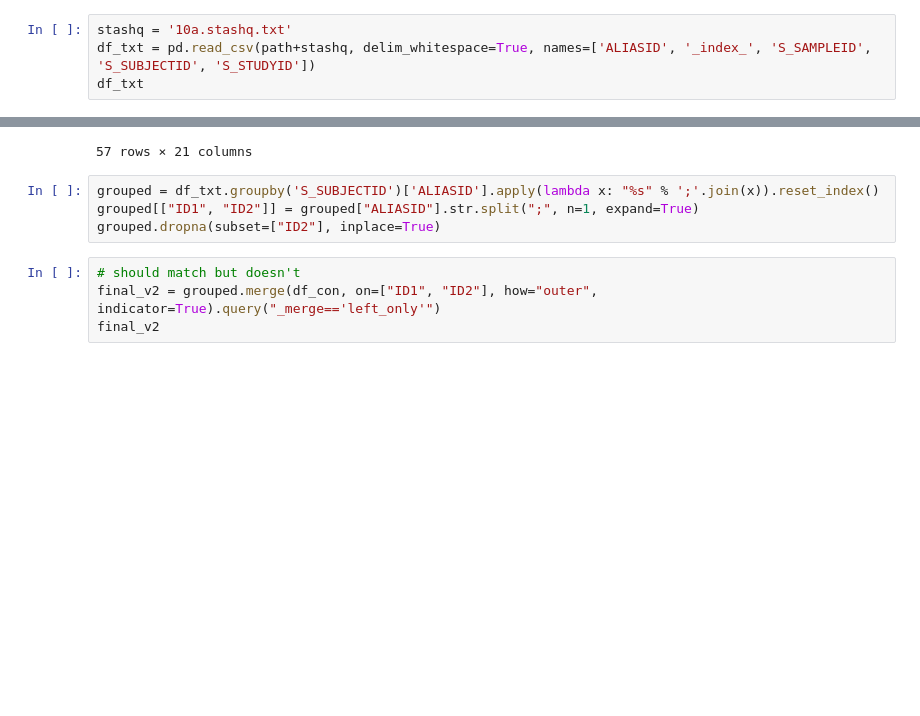
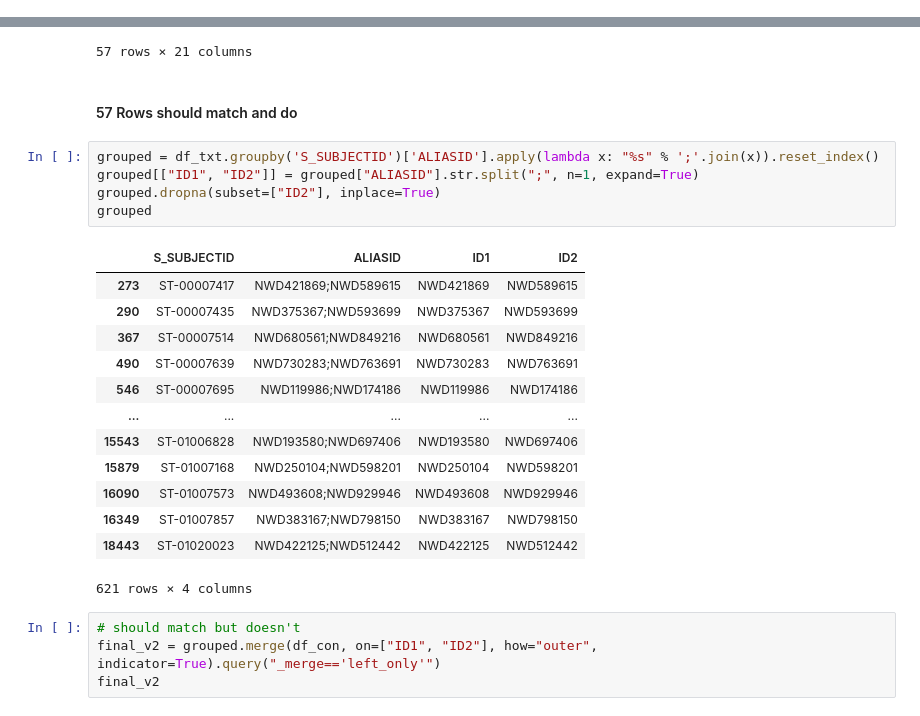
Before and after one commit to jziniti/topmed_wgs_extraction, a Jupyter notebook: notebooks/TopMedQC.ipynb, the cells around one changed output, grey strips where cells are left out. Cells and saved outputs as stored; diff of their text form; blank space fills up the shorter version.

```diff
--- a/notebooks/TopMedQC.ipynb
+++ b/notebooks/TopMedQC.ipynb
@@ -447,4 +369,0 @@ df_con
-# %%
-stashq = '10a.stashq.txt'
-df_txt = pd.read_csv(path+stashq, delim_whitespace=True, names=['ALIASID', '_index_', 'S_SAMPLEID', 'S_SUBJECTID', 'S_STUDYID'])
-df_txt
@@ -519,10 +426,27 @@ annotated_concordance_data[annotated_concordance_data['S_SUBJECTID_1'] == annota
 | 168 | 0 | NWD777126 | 0 | NWD905214 | 52824022 | 1 | 2847 | 52821174 | 0.99995 | 1.0 | ... | ... |
 | 171 | 0 | NWD824277 | 0 | NWD894645 | 44039079 | 0 | 20011 | 44019068 | 0.99955 | 1.0 | ... | ... |
 57 rows × 21 columns
+# %% [markdown]
+#### 57 Rows should match and do
 # %%
 grouped = df_txt.groupby('S_SUBJECTID')['ALIASID'].apply(lambda x: "%s" % ';'.join(x)).reset_index()
 grouped[["ID1", "ID2"]] = grouped["ALIASID"].str.split(";", n=1, expand=True)
 grouped.dropna(subset=["ID2"], inplace=True)
+grouped
+# %% [output]
+|  | S_SUBJECTID | ALIASID | ID1 | ID2 |
+| 273 | ST-00007417 | NWD421869;NWD589615 | NWD421869 | NWD589615 |
+| 290 | ST-00007435 | NWD375367;NWD593699 | NWD375367 | NWD593699 |
+| 367 | ST-00007514 | NWD680561;NWD849216 | NWD680561 | NWD849216 |
+| 490 | ST-00007639 | NWD730283;NWD763691 | NWD730283 | NWD763691 |
+| 546 | ST-00007695 | NWD119986;NWD174186 | NWD119986 | NWD174186 |
+| ... | ... | ... | ... | ... |
+| 15543 | ST-01006828 | NWD193580;NWD697406 | NWD193580 | NWD697406 |
+| 15879 | ST-01007168 | NWD250104;NWD598201 | NWD250104 | NWD598201 |
+| 16090 | ST-01007573 | NWD493608;NWD929946 | NWD493608 | NWD929946 |
+| 16349 | ST-01007857 | NWD383167;NWD798150 | NWD383167 | NWD798150 |
+| 18443 | ST-01020023 | NWD422125;NWD512442 | NWD422125 | NWD512442 |
+621 rows × 4 columns
 # %%
 # should match but doesn't
 final_v2 = grouped.merge(df_con, on=["ID1", "ID2"], how="outer", indicator=True).query("_merge=='left_only'")
```
Also changed, not shown: parts of 8 cells of this notebook.
